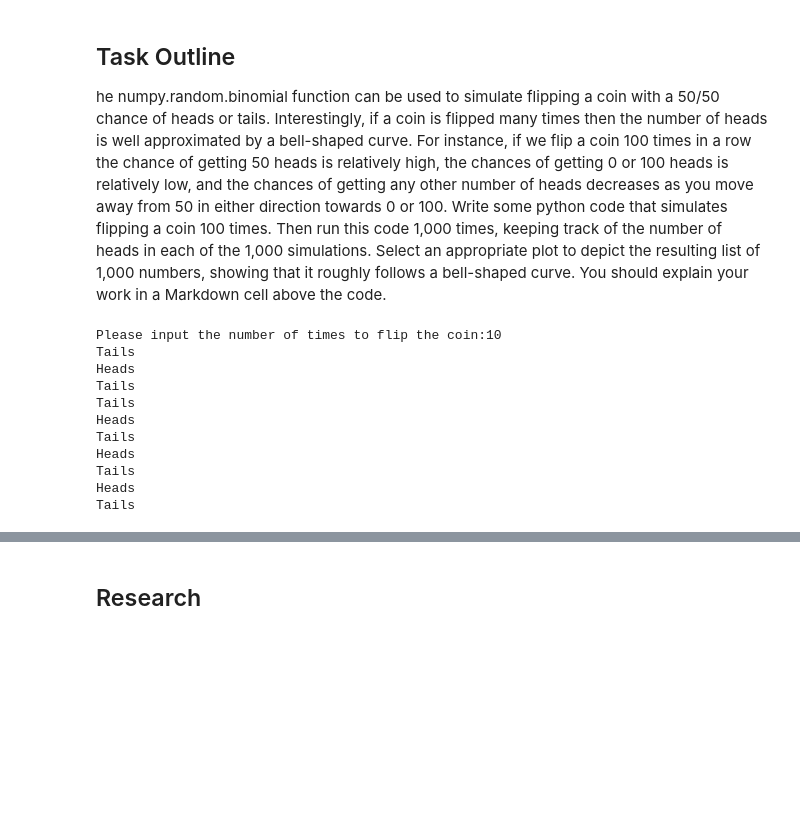
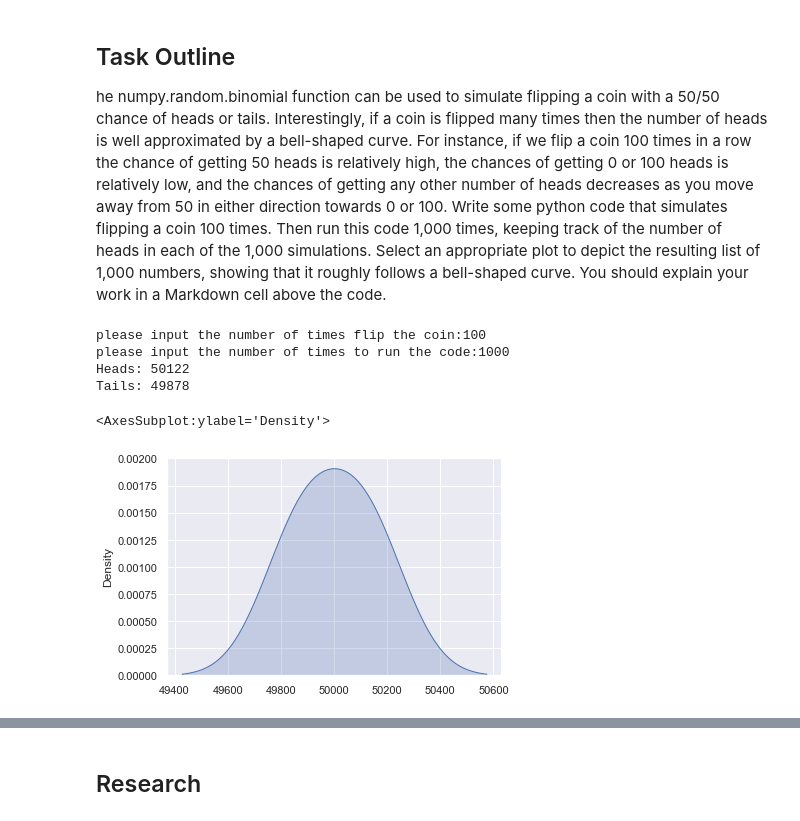
Before and after one commit to Deego88/Tasks-2020, a Jupyter notebook: Tasks 2020.ipynb, the cells around one changed output, grey strips where cells are left out. Saved outputs shown, nothing was run; the diff lists cells and outputs as text; code cells hidden in the pictures; blank space fills up the shorter version.

```diff
--- a/Tasks 2020.ipynb
+++ b/Tasks 2020.ipynb
@@ -156,31 +155,33 @@ import random
-# %%
-# ask for user input
-n= int(input("Please input the number of times to flip the coin:"))
-
-def coinflip():
-    heads = 0
-    tails = 0
-
-    for flip in range(n):
-        SimulationFlip = random.choice([1, 2])
-        ResultList = []
-
-        if coinFlip == 1:
-            print("Heads")
-            ResultList.append("Heads")
-        else:
-            print("Tails")
-            ResultList.append("Tails")
-coinToss()
-# %% [output]
-Please input the number of times to flip the coin:10
-Tails
-Heads
-Tails
-Tails
-Heads
-Tails
-Heads
-Tails
-Heads
-Tails
+# %%
+# ask for user input on flipping the coin (100 flips) and running the code (1000 times)
+n= int(input("please input the number of times flip the coin:"))
+k= int(input("please input the number of times to run the code:"))
+
+# create results dictionary with key value pairs
+results = {'heads': 0,'tails': 0}
+
+# create "sides" variable that returns a list of all the keys in the results dictionary
+sides = list(results.keys())
+# create a for loop for k times to run the code (1,000 as per Q)
+for i in range(k):
+    # create a for loop for n times to flip coin (100 as per Q)
+    for i in range(n):
+        # add random choice to of heads/tails to a running total
+        results[random.choice(sides)] += 1
+
+print('Heads:', results['heads'])
+print('Tails:', results['tails'])
+# %% [output]
+please input the number of times flip the coin:100
+please input the number of times to run the code:1000
+Heads: 50122
+Tails: 49878
+# %%
+# set seaborn style
+sns.set_theme(style="darkgrid")
+
+# use KDE plot to visualise the data.
+sns.kdeplot(results, fill=True,)
+# %% [output]
+<AxesSubplot:ylabel='Density'>
+[figure, added]
```
Also changed, not shown: parts of 7 cells of this notebook.
